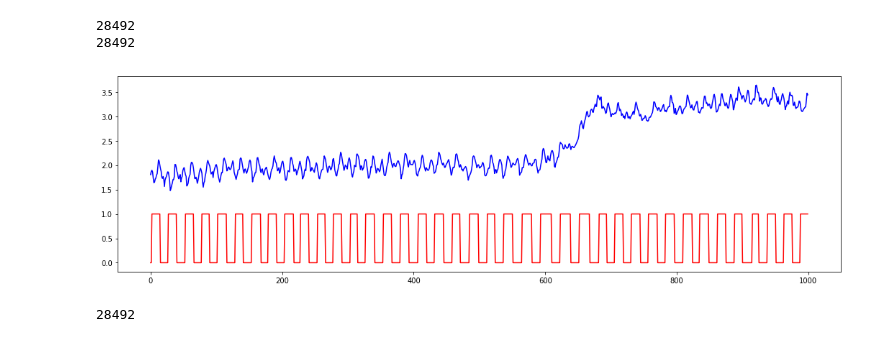
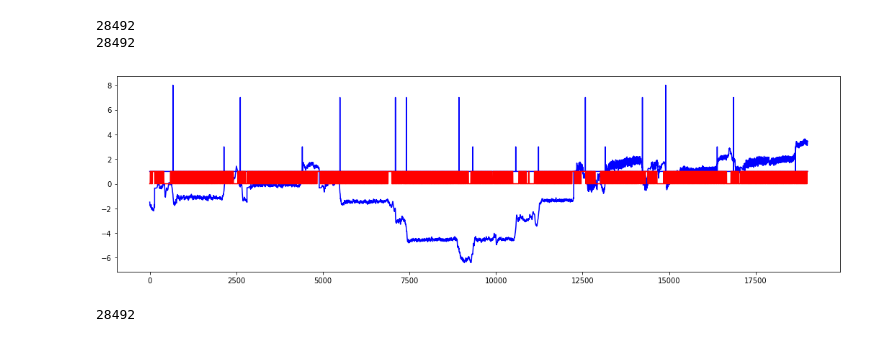
Before and after one commit to czyi/StepCounting, a Jupyter notebook: lstm_azimuth.ipynb, the cells around one changed output. Saved outputs shown, nothing was run; the diff lists cells and outputs as text; code cells hidden in the pictures.

```diff
--- a/lstm_azimuth.ipynb
+++ b/lstm_azimuth.ipynb
@@ -18,7 +18,9 @@ def read_sensor(filename):
     f_sensor=open(filename)
     dataset=pd.read_csv(f_sensor)
 
-    data_x = np.array(dataset.iloc[:, 1:2])
+#     data_x = []
+#     data_x.append(np.array(dataset.iloc[:, 1]))
+    data_x = np.array(dataset.iloc[:, 1:3])
 #     print(data_x.shape)
     return data_x
 
@@ -87,14 +89,14 @@ print(len(window_y))
 28492
 # %%
 plt.figure(figsize=(18, 5))
-start=20000
+start=2000
 end=21000
 #time back to 0
 plt.plot([i[0] for i in data_x[start:end]], 'b')
 plt.plot([i[0] for i in window_y[start:end]], 'r')
 plt.show()
 # %% [output]
-[figure, old version]
+[figure, new version]
 # %%
 order = list(range(0,len(data_x),1))
 random.shuffle(order)
```
Also changed, not shown: parts of 5 cells of this notebook, 29 other files.
